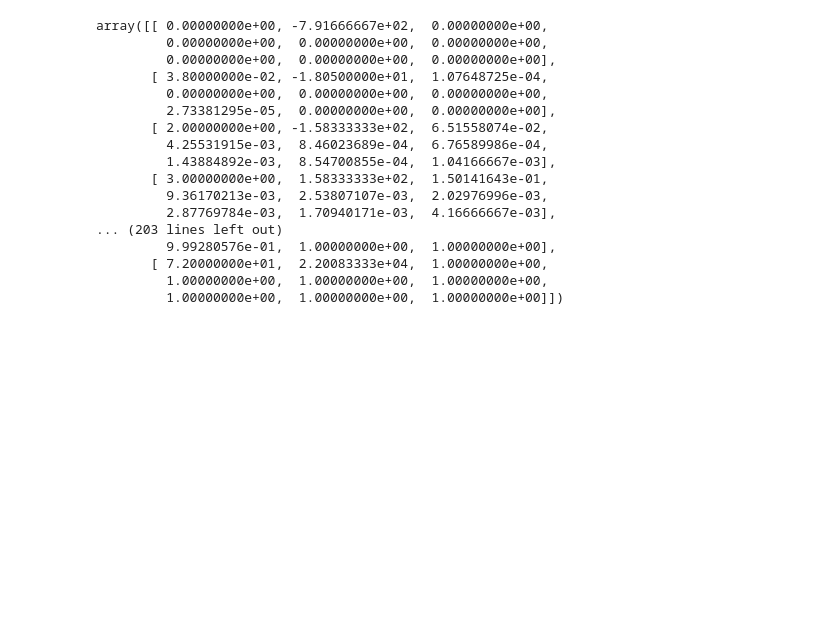
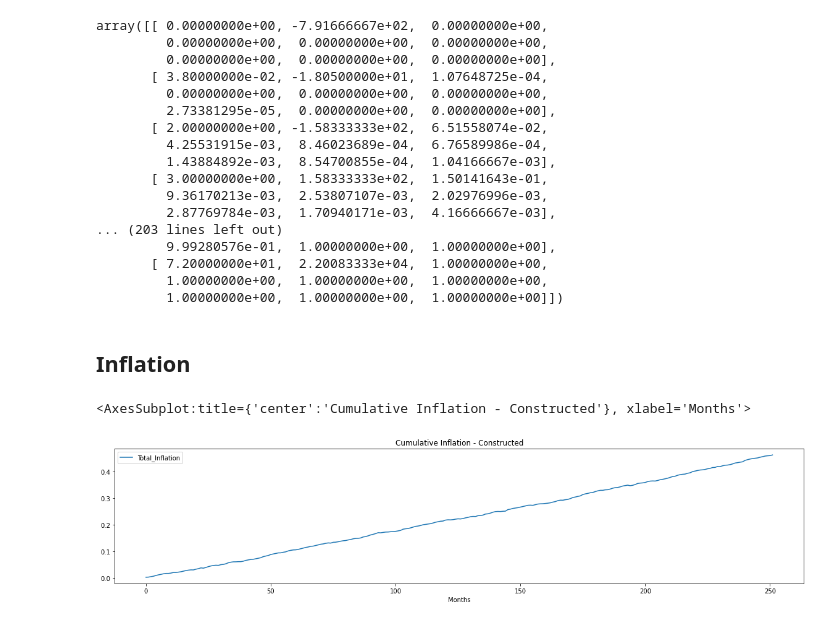
Before and after one commit to Caesar-blip/ABM, a Jupyter notebook: Income Distribution.ipynb, the cells around one changed output. Drawn from its saved outputs; the diff is of its cells as text; code cells hidden in the pictures; blank space fills up the shorter version.

```diff
--- a/Income Distribution.ipynb
+++ b/Income Distribution.ipynb
@@ -514,3 +514,17 @@ array([[ 0.00000000e+00, -7.91666667e+02,  0.00000000e+00,
        [ 7.20000000e+01,  2.20083333e+04,  1.00000000e+00,
          1.00000000e+00,  1.00000000e+00,  1.00000000e+00,
          1.00000000e+00,  1.00000000e+00,  1.00000000e+00]])
+# %% [markdown]
+## Inflation
+# %%
+years = 21
+total_inflation = [0]
+year = [x/12 for x in range (years * 12)]
+for inx, _ in enumerate(range(years * 12)):
+    total_inflation.append(total_inflation[inx] + (np.random.normal(loc=.00186, scale=.00115, size=1)[0]))
+
+total_inflation = pd.DataFrame(total_inflation[1:], columns=["Total_Inflation"])
+total_inflation.plot(figsize=(20,4), title="Cumulative Inflation - Constructed", xlabel="Months")
+# %% [output]
+<AxesSubplot:title={'center':'Cumulative Inflation - Constructed'}, xlabel='Months'>
+[figure, added]
```
Also changed, not shown: parts of 4 cells of this notebook, 5 other files.
